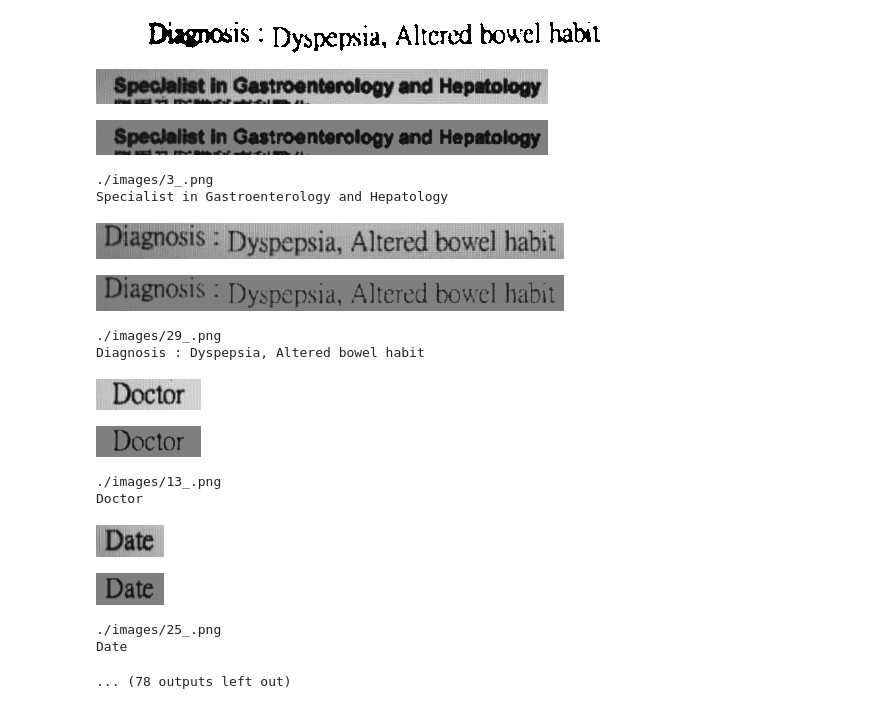
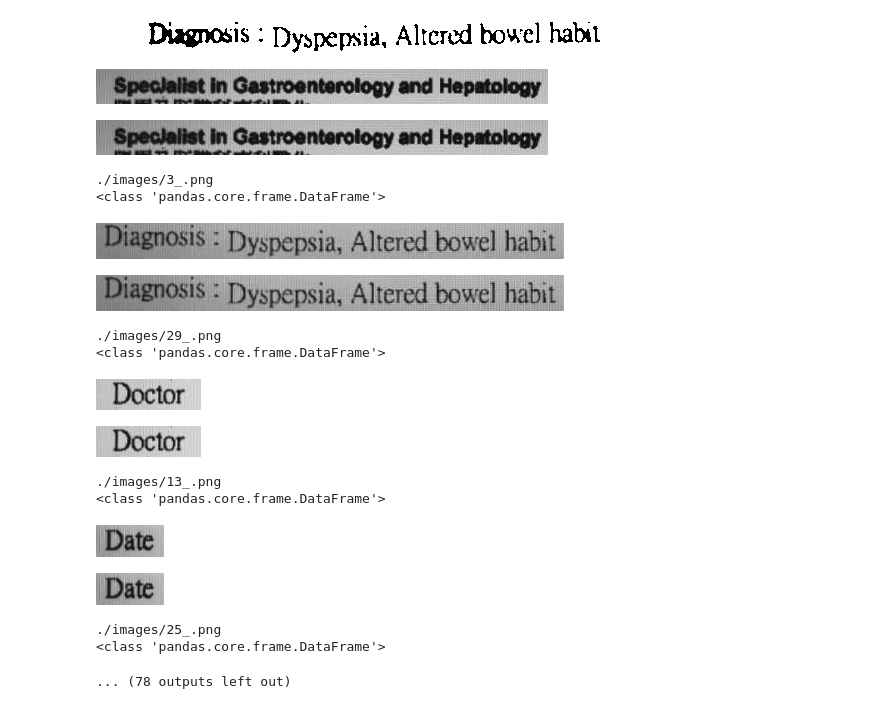
Before and after one commit to vance-coder/OCR, a Jupyter notebook: pre_precess.ipynb, the cells around one changed output. Cells and saved outputs as stored; diff of their text form; code cells hidden in the pictures.

```diff
--- a/pre_precess.ipynb
+++ b/pre_precess.ipynb
@@ -44,49 +44,54 @@ display(Image.fromarray(dilated))
 # %%
 from glob import glob
 import pytesseract
 
 paths = glob('./images/*_.png')
 
 def process_img(path):
     img = cv2.imread(path)
     img = cv2.cvtColor(img, cv2.COLOR_BGR2GRAY)
 #     display(img)
 
     arr = (img // 10)*10
     counts = np.bincount(arr.flatten())
 #     print(np.argmax(counts))
 
     display(Image.fromarray(img))
 
+    # threshold
 #     ret, thresh1 = cv2.threshold(img, 40, 255, cv2.THRESH_BINARY)
-    ret, thresh1 = cv2.threshold(img, 127, 255, cv2.THRESH_TRUNC)
+#     ret, thresh1 = cv2.threshold(img, 127, 255, cv2.THRESH_TRUNC)
 
-    img = Image.fromarray(thresh1)
-    display(img)
+    # 对比度图像增强法
+#     new_arr = thresh1*2
+
+    img = Image.fromarray(img)
+    display(img.convert('RGB'))
     return img
 
 for p in paths:
     image = process_img(p)
     print(p)
-    text = pytesseract.image_to_string(image, config='-l eng --oem 3 --psm 7 -c load_system_dawg=0 -c load_freq_dawg=0')
-    print(text)
+    text = pytesseract.image_to_data(image, output_type=pytesseract.Output.DATAFRAME, config='-l eng --oem 3 --psm 7 -c load_system_dawg=0 -c load_freq_dawg=0')
+
+    print(type(text))
 # %% [output]
 [figure]
-[figure, old version]
+[figure, new version]
 ./images/3_.png
-Specialist in Gastroenterology and Hepatology
+<class 'pandas.core.frame.DataFrame'>
 [figure]
-[figure, old version]
+[figure, new version]
 ./images/29_.png
-Diagnosis : Dyspepsia, Altered bowel habit
+<class 'pandas.core.frame.DataFrame'>
 [figure]
-[figure, old version]
+[figure, new version]
 ./images/13_.png
-Doctor
+<class 'pandas.core.frame.DataFrame'>
 [figure]
-[figure, old version]
+[figure, new version]
 ./images/25_.png
-Date
+<class 'pandas.core.frame.DataFrame'>
 ... (78 outputs left out)
 # %%
 # 以 ~ | — _ 空格 开头结尾的都可以去除
```
Also changed, not shown: parts of 3 cells of this notebook.
